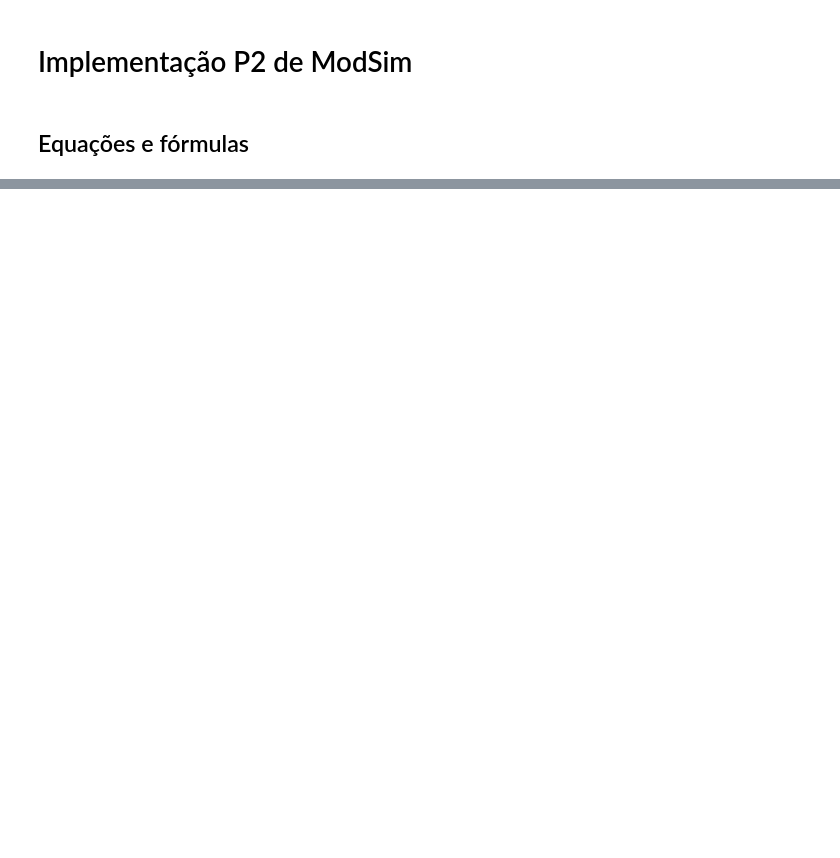
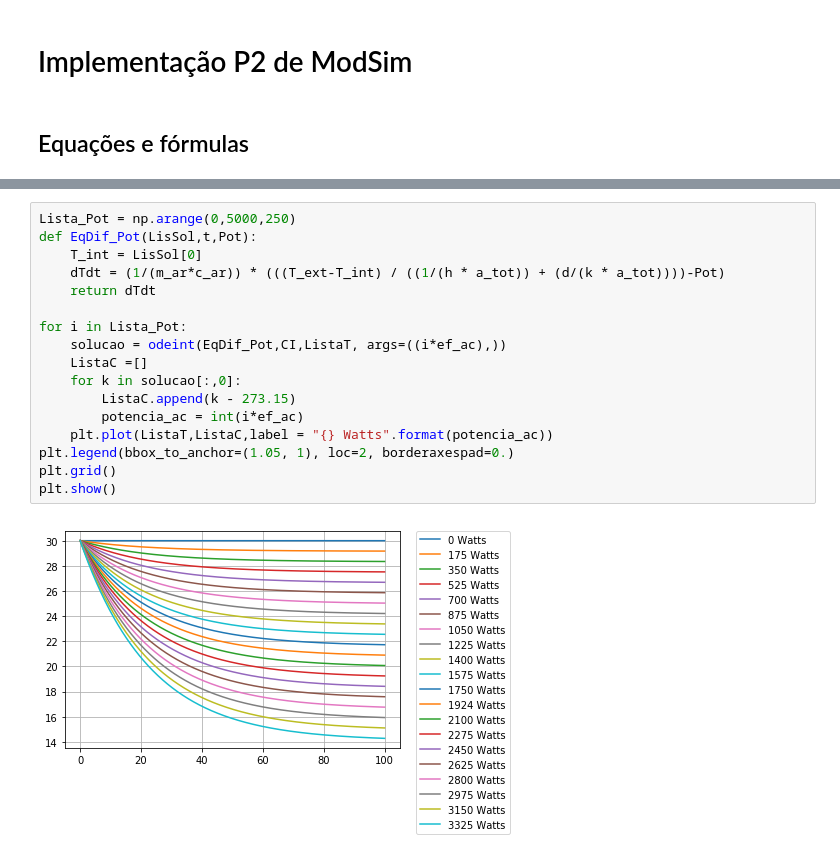
Before and after one commit to rafikli/ModSIM-P2, a Jupyter notebook: Projeto_2_Guilherme_Boldin_Rafael_Libertini.ipynb, the cells around one changed output, grey strips where cells are left out. Drawn from its saved outputs; the diff is of its cells as text; blank space fills up the shorter version.

```diff
--- a/Projeto_2_Guilherme_Boldin_Rafael_Libertini.ipynb
+++ b/Projeto_2_Guilherme_Boldin_Rafael_Libertini.ipynb
@@ -65,0 +71,19 @@ plt.show()
+# %%
+Lista_Pot = np.arange(0,5000,250)
+def EqDif_Pot(LisSol,t,Pot):
+    T_int = LisSol[0]
+    dTdt = (1/(m_ar*c_ar)) * (((T_ext-T_int) / ((1/(h * a_tot)) + (d/(k * a_tot))))-Pot)
+    return dTdt
+
+for i in Lista_Pot:
+    solucao = odeint(EqDif_Pot,CI,ListaT, args=((i*ef_ac),))
+    ListaC =[]
+    for k in solucao[:,0]:
+        ListaC.append(k - 273.15)
+        potencia_ac = int(i*ef_ac)
+    plt.plot(ListaT,ListaC,label = "{} Watts".format(potencia_ac))
+plt.legend(bbox_to_anchor=(1.05, 1), loc=2, borderaxespad=0.)
+plt.grid()
+plt.show()
+# %% [output]
+[figure, added]
```
Also changed, not shown: parts of 3 cells of this notebook.
